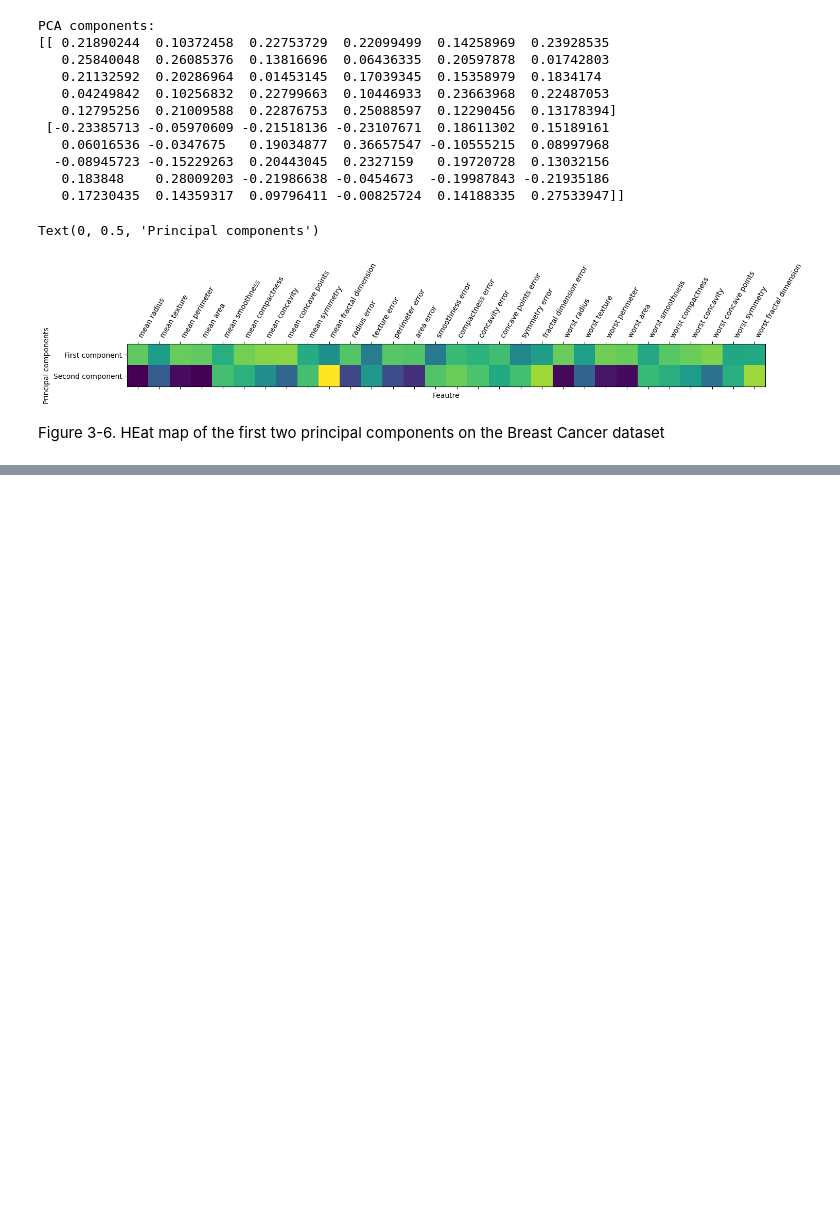
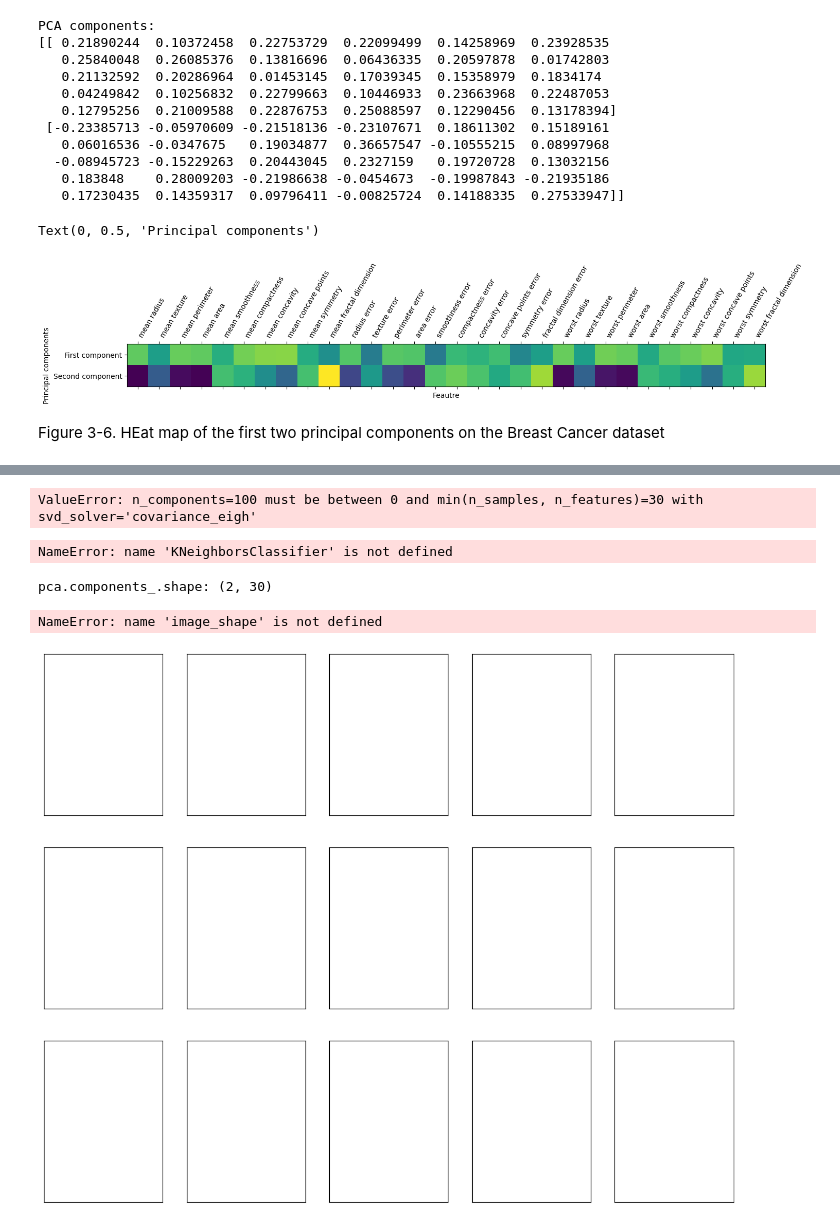
Before and after one commit to Youngsoo1024/Python_ML, a Jupyter notebook: Chap3/ch3_practice.ipynb, the cells around one changed output, grey strips where cells are left out. Saved outputs shown, nothing was run; the diff lists cells and outputs as text; code cells hidden in the pictures; blank space fills up the shorter version.

```diff
--- a/Chap3/ch3_practice.ipynb
+++ b/Chap3/ch3_practice.ipynb
@@ -345,0 +337,26 @@ Test set score of 1-nn: 0.22
+# %%
+pca = PCA(n_components=100, whiten=True, random_state=0).fit(X_train)
+X_train_pca = pca.transform(X_train)
+X_test_pca = pca.transform(X_test)
+
+print("X_train_pca.shape: {}".format(X_train_pca.shape))
+# %% [output]
+ValueError: n_components=100 must be between 0 and min(n_samples, n_features)=30 with svd_solver='covariance_eigh'
+# %%
+knn = KNeighborsClassifier(n_neighbors=1)
+knn.fit(X_train_pca, y_train)
+print("Test set score of 1-nn: {:.2f}".format(knn.score(X_test_pca, y_test)))
+# %% [output]
+NameError: name 'KNeighborsClassifier' is not defined
+# %%
+print("pca.components_.shape: {}".format(pca.components_.shape))
+# %% [output]
+pca.components_.shape: (2, 30)
+# %%
+fix, axes = plt.subplots(3,5, figsize=(15,12), subplot_kw={'xticks':(), 'yticks':()})
+for i, (component, ax) in enumerate(zip(pca.components_, axes.ravel())):
+    ax.imshow(component.reshape(image_shape), cmap='viridis')
+    ax.set_title("{}. component".format(i+1))
+# %% [output]
+NameError: name 'image_shape' is not defined
+[figure, added]
```
Also changed, not shown: parts of 7 cells of this notebook.
